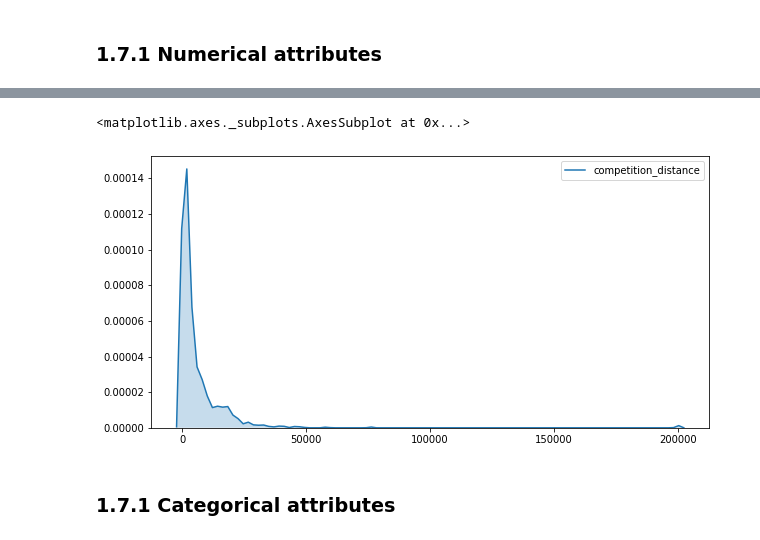
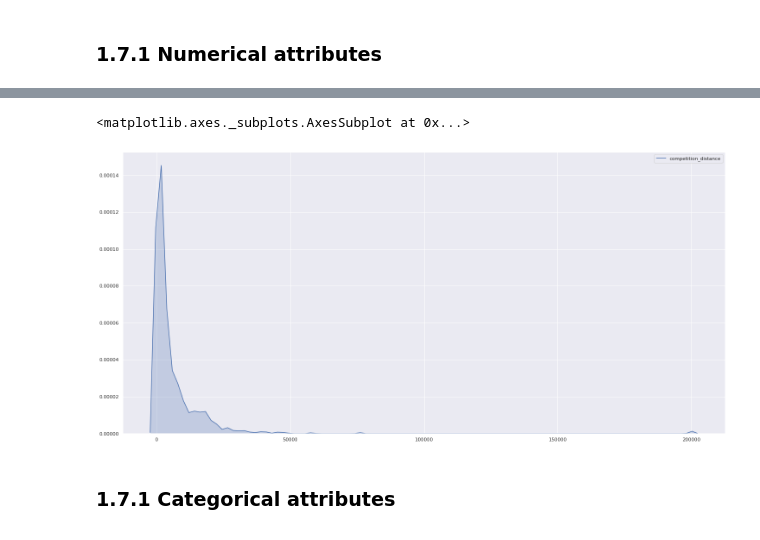
Before and after one commit to polloncarlos/rossmann_sales_predict, a Jupyter notebook: m02_v01_store_sales_prediction.ipynb, the cells around one changed output, grey strips where cells are left out. Saved outputs shown, nothing was run; the diff lists cells and outputs as text; code cells hidden in the pictures.

Commit message:
add helper function (graphs)

```diff
--- a/m02_v01_store_sales_prediction.ipynb
+++ b/m02_v01_store_sales_prediction.ipynb
@@ -245,12 +258,10 @@ m
 | 12 | promo2_since_year | 2009.0 | 2015.0 | 6.0 | 2012.793297 | 2013.0 | 1.662657 | -0.784436 | -0.210075 |
 | 13 | is_promo | 0.0 | 1.0 | 1.0 | 0.165966 | 0.0 | 0.372050 | 1.795644 | 1.224338 |
 # %%
-plt.figure(figsize=(10, 5))
-
 sns.kdeplot(df1['competition_distance'], shade=True)
 # %% [output]
 <matplotlib.axes._subplots.AxesSubplot at 0x...>
-[figure, old version]
+[figure, new version]
 # %% [markdown]
 ### 1.7.1 Categorical attributes
 # %%
```
Also changed, not shown: parts of 3 cells of this notebook.
